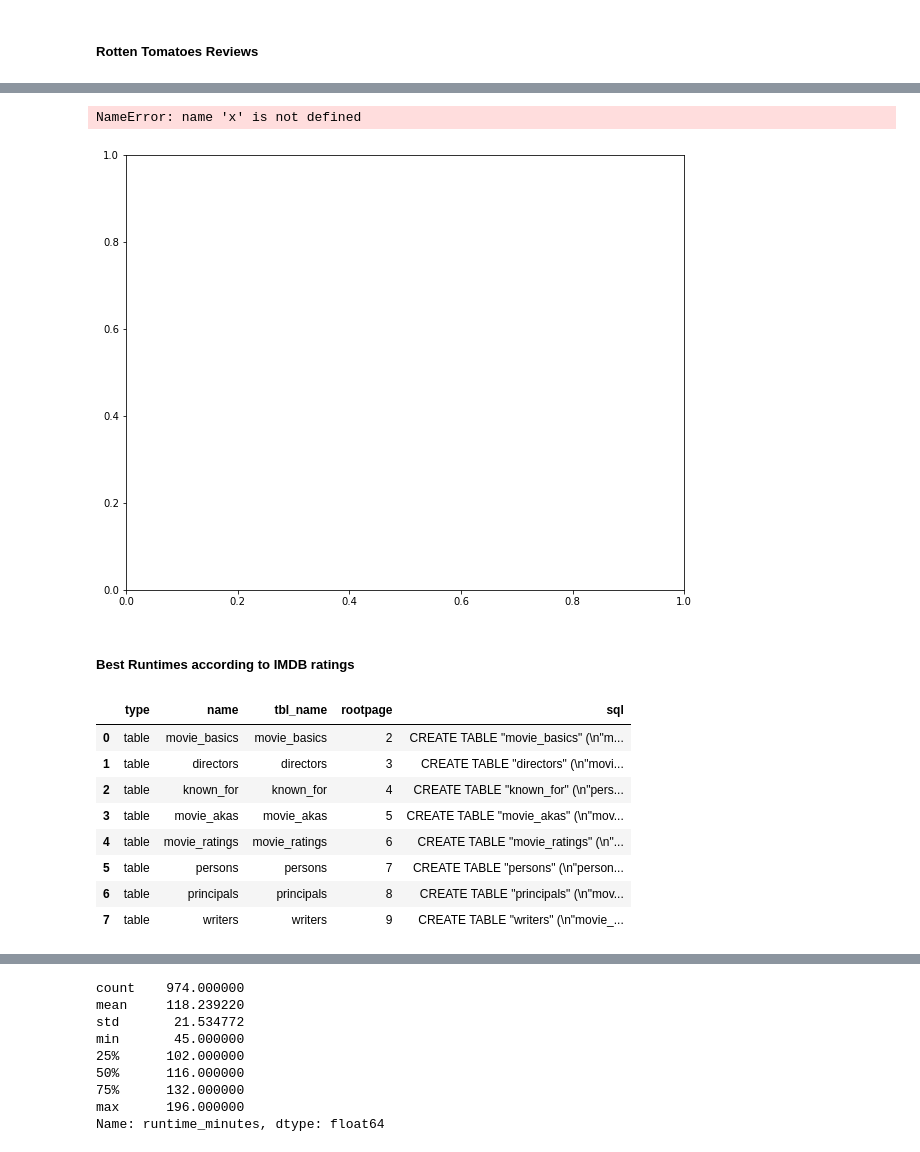
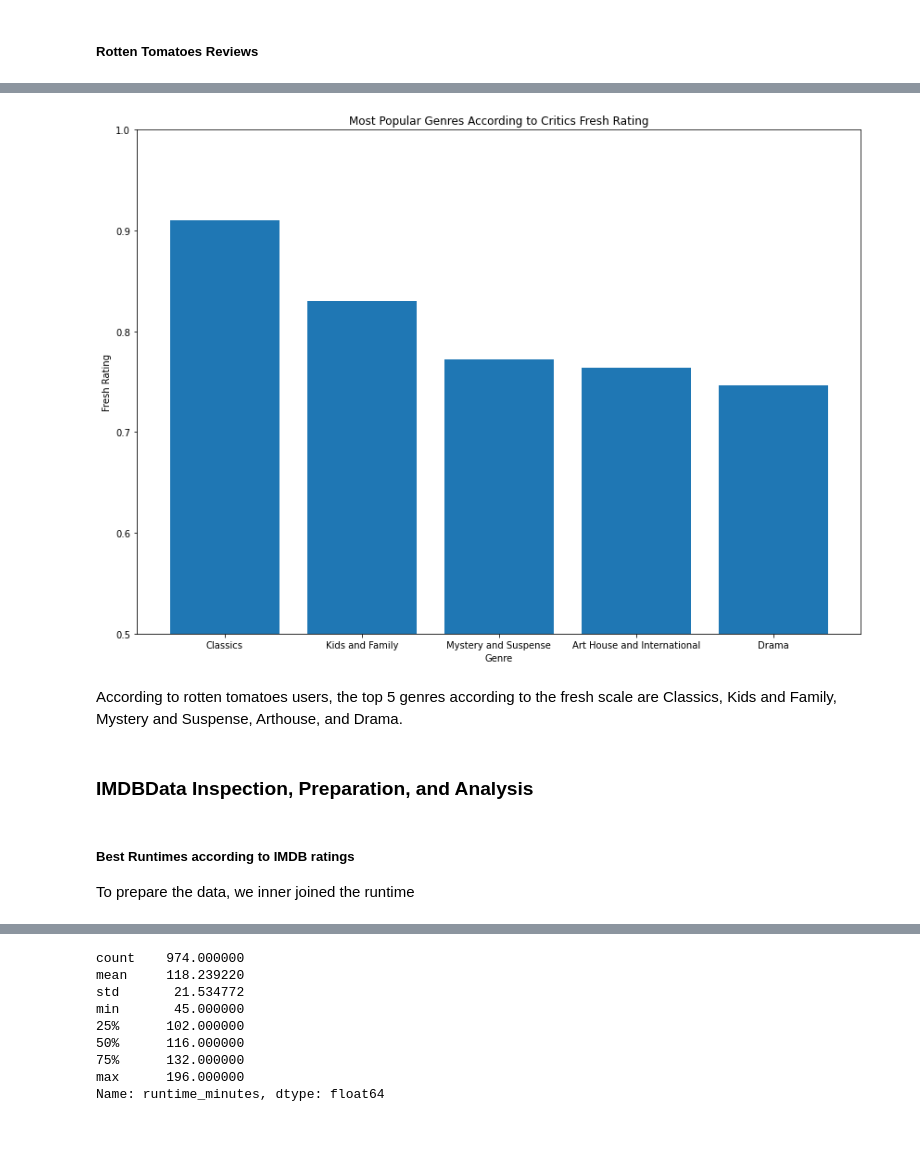
Before and after one commit to dermothethird/Microsoft-Movie-Studios-Project, a Jupyter notebook: dsc-phase1-project-template.ipynb, the cells around one changed output, grey strips where cells are left out. Saved outputs shown, nothing was run; the diff lists cells and outputs as text; code cells hidden in the pictures.

Commit message:
added multiple visuals, organized and cleaned up jn

```diff
--- a/dsc-phase1-project-template.ipynb
+++ b/dsc-phase1-project-template.ipynb
@@ -263,7 +156,6 @@ for key in (movie_fresh_dict.keys() | genre_dict.keys()):
 #genre_rating_dict
 # %%
-# create a dataframe that includes movie id (as index), Fresh Ratio, Genre
+# Create a dataframe that includes movie id (as index), Fresh Ratio, Genre
 genre_rating_df = pd.DataFrame.from_dict(genre_rating_dict, orient='index', columns=['Fresh Ratio', 'Genre']).sort_values(by='Fresh Ratio', ascending=False)
 genre_rating_df['Main Genre'] = genre_rating_df['Genre'].str.split("|").str[0]
-genre_rating_df.drop(1822, inplace=True)
-genre_rating_df
+#genre_rating_df
@@ -288,33 +162,24 @@ genre_rating_df
 # %%
 # Group dataframe by Genre and find the average fresh ratio for each genre
-# genre_rating_df.groupby(by='Genre').mean().sort_values(by='Fresh Ratio', ascending=False)
+genre_rating_df = genre_rating_df.groupby(by='Main Genre').mean().sort_values(by='Fresh Ratio', ascending=False).reset_index()
 # %%
-# Create a scatter plot
-fig, ax = plt.subplots(figsize = (10,8))
+# Create a bar chart
+genre_x = genre_rating_df['Main Genre'].head()
+rating_y = genre_rating_df['Fresh Ratio'].head()
 
-ax.bar(x, y)
-ax.set_xlabel('')
-ax.set_ylabel('')
-ax.set_title('')
+fig, ax = plt.subplots(figsize = (14,10))
+
+ax.set_ylim(.5, 1)
+ax.bar(genre_x, rating_y)
+ax.set_xlabel('Genre')
+ax.set_ylabel('Fresh Rating')
+ax.set_title('Most Popular Genres According to Critics Fresh Rating');
 # %% [output]
-NameError: name 'x' is not defined
-[figure, old version]
+[figure, new version]
+# %% [markdown]
+According to rotten tomatoes users, the top 5 genres according to the fresh scale are Classics, Kids and Family, Mystery and Suspense, Arthouse, and Drama.
+# %% [markdown]
+### IMDBData Inspection, Preparation, and Analysis
 # %% [markdown]
 ##### Best Runtimes according to IMDB ratings
+To prepare the data, we inner joined the runtime
-# %%
-# schema
-imdb_schema = pd.read_sql("""
-SELECT *
-FROM sqlite_master
-""", conn)
-imdb_schema
-# %% [output]
-|  | type | name | tbl_name | rootpage | sql |
-| 0 | table | movie_basics | movie_basics | 2 | CREATE TABLE "movie_basics" (\n"m... |
-| 1 | table | directors | directors | 3 | CREATE TABLE "directors" (\n"movi... |
-| 2 | table | known_for | known_for | 4 | CREATE TABLE "known_for" (\n"pers... |
-| 3 | table | movie_akas | movie_akas | 5 | CREATE TABLE "movie_akas" (\n"mov... |
-| 4 | table | movie_ratings | movie_ratings | 6 | CREATE TABLE "movie_ratings" (\n"... |
-| 5 | table | persons | persons | 7 | CREATE TABLE "persons" (\n"person... |
-| 6 | table | principals | principals | 8 | CREATE TABLE "principals" (\n"mov... |
-| 7 | table | writers | writers | 9 | CREATE TABLE "writers" (\n"movie_... |
```
Also changed, not shown: parts of 37 cells of this notebook.
